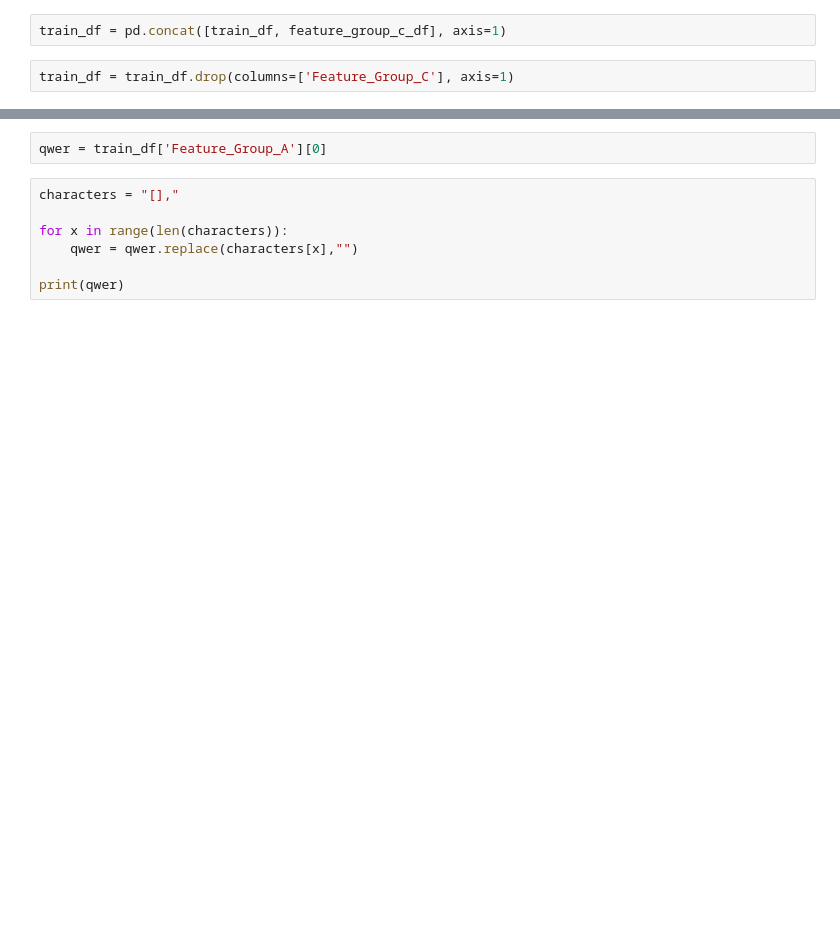
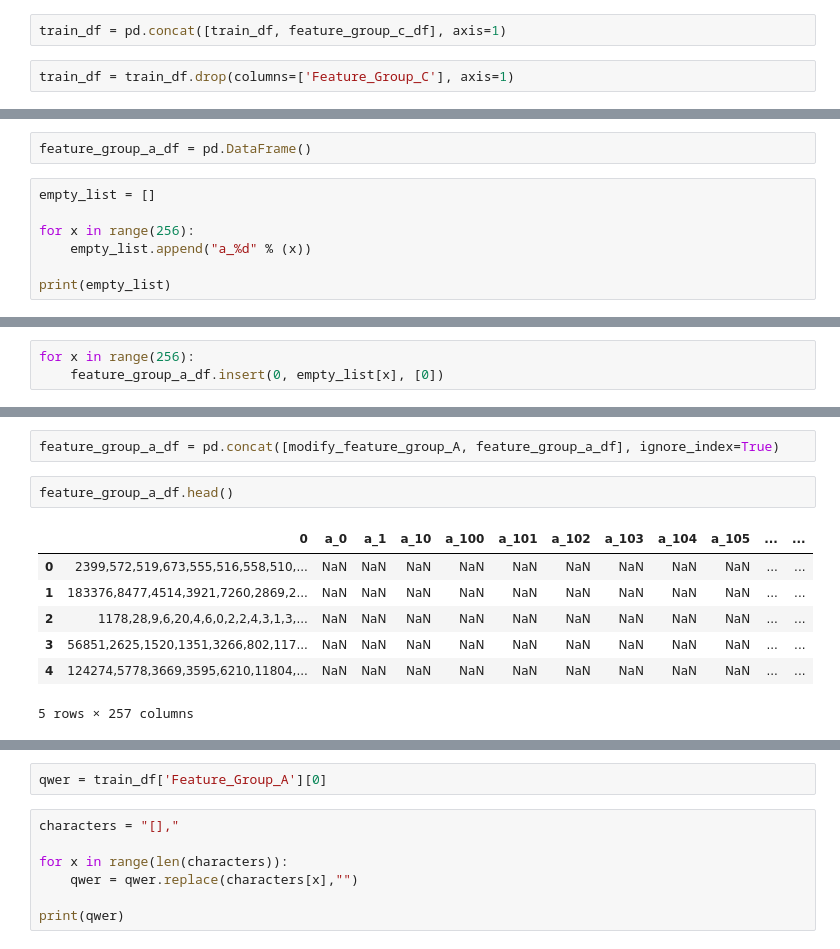
Before and after one commit to Hoseo-IELab/Hoseo_AI_Competition, a Jupyter notebook: Acc100.ipynb, the cells around one changed output, grey strips where cells are left out. Cells and saved outputs as stored; diff of their text form; blank space fills up the shorter version.

```diff
--- a/Acc100.ipynb
+++ b/Acc100.ipynb
@@ -174,0 +238,9 @@ train_df.head()
+# %%
+feature_group_a_df = pd.DataFrame()
+# %%
+empty_list = []
+
+for x in range(256):
+    empty_list.append("a_%d" % (x))
+
+print(empty_list)
@@ -174,0 +249,3 @@ train_df.head()
+# %%
+for x in range(256):
+    feature_group_a_df.insert(0, empty_list[x], [0])
@@ -174,0 +264,12 @@ train_df.head()
+# %%
+feature_group_a_df = pd.concat([modify_feature_group_A, feature_group_a_df], ignore_index=True)
+# %%
+feature_group_a_df.head()
+# %% [output]
+|  | 0 | a_0 | a_1 | a_10 | a_100 | a_101 | a_102 | a_103 | a_104 | a_105 | ... | ... |
+| 0 | 2399,572,519,673,555,516,558,510,... | NaN | NaN | NaN | NaN | NaN | NaN | NaN | NaN | NaN | ... | ... |
+| 1 | 183376,8477,4514,3921,7260,2869,2... | NaN | NaN | NaN | NaN | NaN | NaN | NaN | NaN | NaN | ... | ... |
+| 2 | 1178,28,9,6,20,4,6,0,2,2,4,3,1,3,... | NaN | NaN | NaN | NaN | NaN | NaN | NaN | NaN | NaN | ... | ... |
+| 3 | 56851,2625,1520,1351,3266,802,117... | NaN | NaN | NaN | NaN | NaN | NaN | NaN | NaN | NaN | ... | ... |
+| 4 | 124274,5778,3669,3595,6210,11804,... | NaN | NaN | NaN | NaN | NaN | NaN | NaN | NaN | NaN | ... | ... |
+5 rows × 257 columns
```
Also changed, not shown: parts of 17 cells of this notebook.
